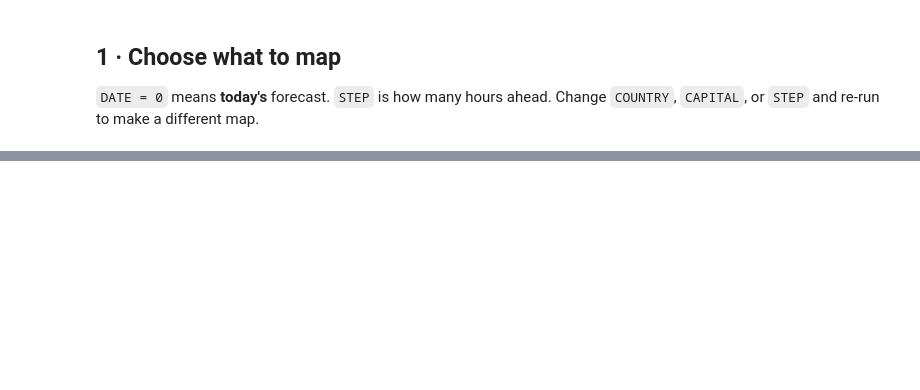
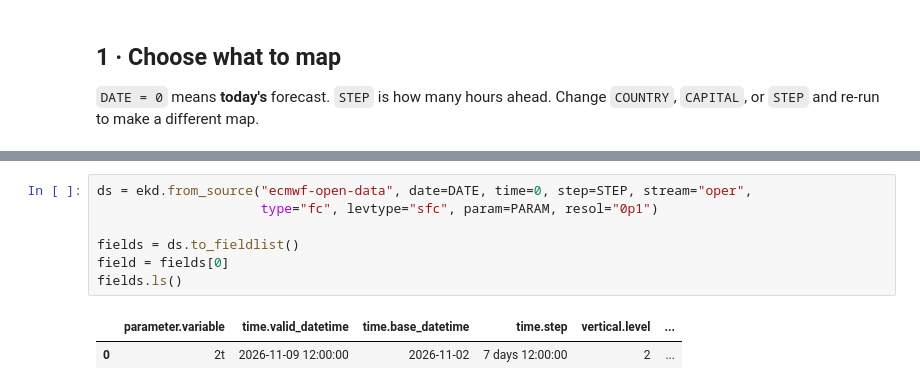
Before and after one commit to piddy376/visits-weather-notebooks, a Jupyter notebook: hungary_forecast.ipynb, the cells around one changed output, grey strips where cells are left out. Saved outputs shown, nothing was run; the diff lists cells and outputs as text; blank space fills up the shorter version.

```diff
--- a/hungary_forecast.ipynb
+++ b/hungary_forecast.ipynb
@@ -124,0 +39,10 @@ plt.show()
+# %%
+ds = ekd.from_source("ecmwf-open-data", date=DATE, time=0, step=STEP, stream="oper",
+                     type="fc", levtype="sfc", param=PARAM, resol="0p1")
+
+fields = ds.to_fieldlist()
+field = fields[0]
+fields.ls()
+# %% [output]
+|  | parameter.variable | time.valid_datetime | time.base_datetime | time.step | vertical.level | ... |
+| 0 | 2t | 2026-11-09 12:00:00 | 2026-11-02 | 7 days 12:00:00 | 2 | ... |
```
Also changed, not shown: parts of 15 cells of this notebook, 1 other file.
